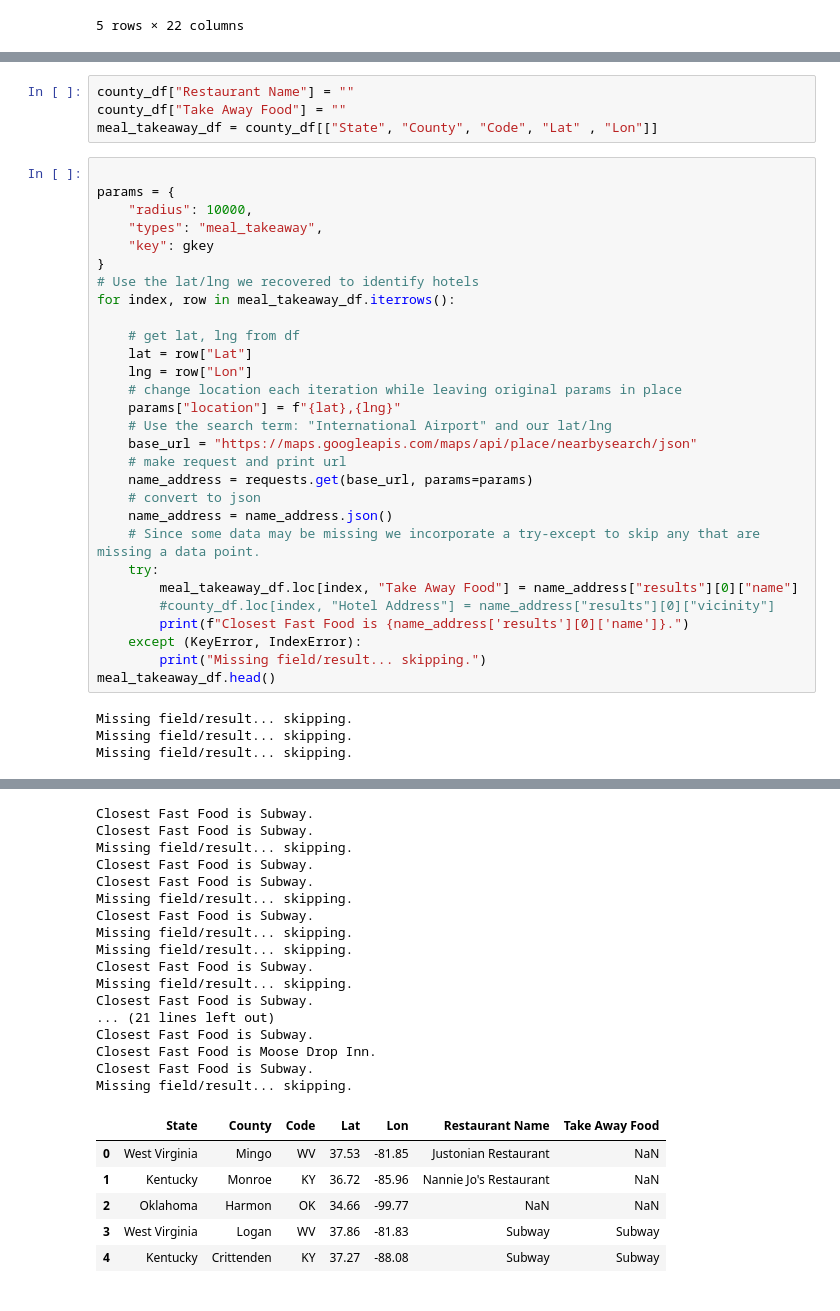
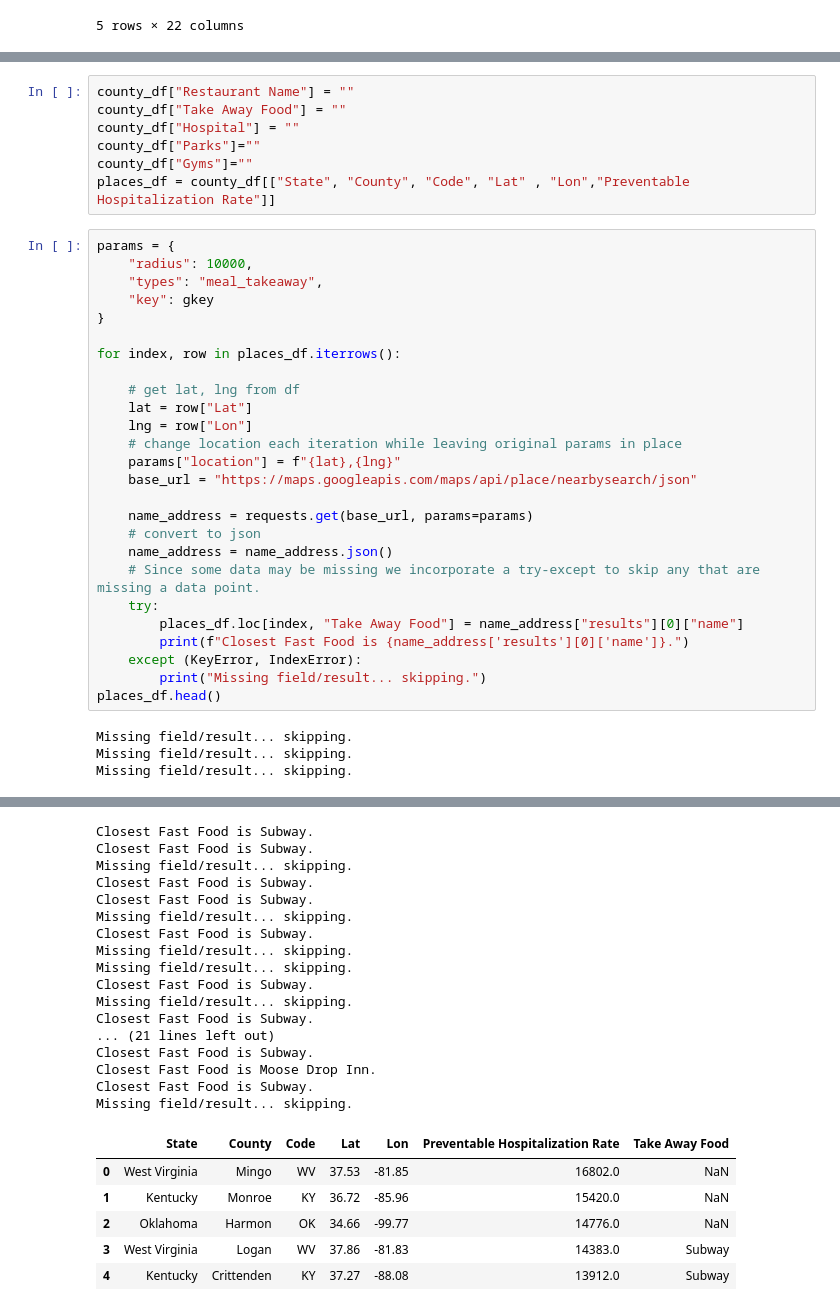
Before and after one commit to hbielser/FourLoopers.CityProject1, a Jupyter notebook: Project Files/Jupyter Notebook Files/DataFile.ipynb, the cells around one changed output, grey strips where cells are left out. Cells and saved outputs as stored; diff of their text form.

```diff
--- a/Project Files/Jupyter Notebook Files/DataFile.ipynb
+++ b/Project Files/Jupyter Notebook Files/DataFile.ipynb
@@ -49,70 +68,70 @@ print(response)
 # %%
 county_df["Restaurant Name"] = ""
 county_df["Take Away Food"] = ""
-meal_takeaway_df = county_df[["State", "County", "Code", "Lat" , "Lon"]]
+county_df["Hospital"] = ""
+county_df["Parks"]=""
+county_df["Gyms"]=""
+places_df = county_df[["State", "County", "Code", "Lat" , "Lon","Preventable Hospitalization Rate"]]
 # %%
-
 params = {
     "radius": 10000,
     "types": "meal_takeaway",
     "key": gkey
 }
-# Use the lat/lng we recovered to identify hotels
-for index, row in meal_takeaway_df.iterrows():
+
+for index, row in places_df.iterrows():
 
     # get lat, lng from df
     lat = row["Lat"]
     lng = row["Lon"]
     # change location each iteration while leaving original params in place
     params["location"] = f"{lat},{lng}"
-    # Use the search term: "International Airport" and our lat/lng
     base_url = "https://maps.googleapis.com/maps/api/place/nearbysearch/json"
-    # make request and print url
+
     name_address = requests.get(base_url, params=params)
     # convert to json
     name_address = name_address.json()
     # Since some data may be missing we incorporate a try-except to skip any that are missing a data point.
     try:
-        meal_takeaway_df.loc[index, "Take Away Food"] = name_address["results"][0]["name"]
-        #county_df.loc[index, "Hotel Address"] = name_address["results"][0]["vicinity"]
+        places_df.loc[index, "Take Away Food"] = name_address["results"][0]["name"]
         print(f"Closest Fast Food is {name_address['results'][0]['name']}.")
     except (KeyError, IndexError):
         print("Missing field/result... skipping.")
-meal_takeaway_df.head()
+places_df.head()
 # %% [output]
 Missing field/result... skipping.
 Missing field/result... skipping.
 Missing field/result... skipping.
 A value is trying to be set on a copy of a slice from a DataFrame.
 Try using .loc[row_indexer,col_indexer] = value instead
 
 See the caveats in the documentation: https://pandas.pydata.org/pandas-docs/stable/user_guide/indexing.html#returning-a-view-versus-a-copy
   self.obj[key] = _infer_fill_value(value)
 A value is trying to be set on a copy of a slice from a DataFrame.
 Try using .loc[row_indexer,col_indexer] = value instead
 
 See the caveats in the documentation: https://pandas.pydata.org/pandas-docs/stable/user_guide/indexing.html#returning-a-view-versus-a-copy
   self.obj[item] = s
 Closest Fast Food is Subway.
 Closest Fast Food is Subway.
 Missing field/result... skipping.
 Closest Fast Food is Subway.
 Closest Fast Food is Subway.
 Missing field/result... skipping.
 Closest Fast Food is Subway.
 Missing field/result... skipping.
 Missing field/result... skipping.
 Closest Fast Food is Subway.
 Missing field/result... skipping.
 Closest Fast Food is Subway.
 ... (21 lines left out)
 Closest Fast Food is Subway.
 Closest Fast Food is Moose Drop Inn.
 Closest Fast Food is Subway.
 Missing field/result... skipping.
-|  | State | County | Code | Lat | Lon | Restaurant Name | Take Away Food |
-| 0 | West Virginia | Mingo | WV | 37.53 | -81.85 | Justonian Restaurant | NaN |
-| 1 | Kentucky | Monroe | KY | 36.72 | -85.96 | Nannie Jo's Restaurant | NaN |
-| 2 | Oklahoma | Harmon | OK | 34.66 | -99.77 | NaN | NaN |
-| 3 | West Virginia | Logan | WV | 37.86 | -81.83 | Subway | Subway |
-| 4 | Kentucky | Crittenden | KY | 37.27 | -88.08 | Subway | Subway |
+|  | State | County | Code | Lat | Lon | Preventable Hospitalization Rate | Take Away Food |
+| 0 | West Virginia | Mingo | WV | 37.53 | -81.85 | 16802.0 | NaN |
+| 1 | Kentucky | Monroe | KY | 36.72 | -85.96 | 15420.0 | NaN |
+| 2 | Oklahoma | Harmon | OK | 34.66 | -99.77 | 14776.0 | NaN |
+| 3 | West Virginia | Logan | WV | 37.86 | -81.83 | 14383.0 | Subway |
+| 4 | Kentucky | Crittenden | KY | 37.27 | -88.08 | 13912.0 | Subway |
```
Also changed, not shown: parts of 14 cells of this notebook.
